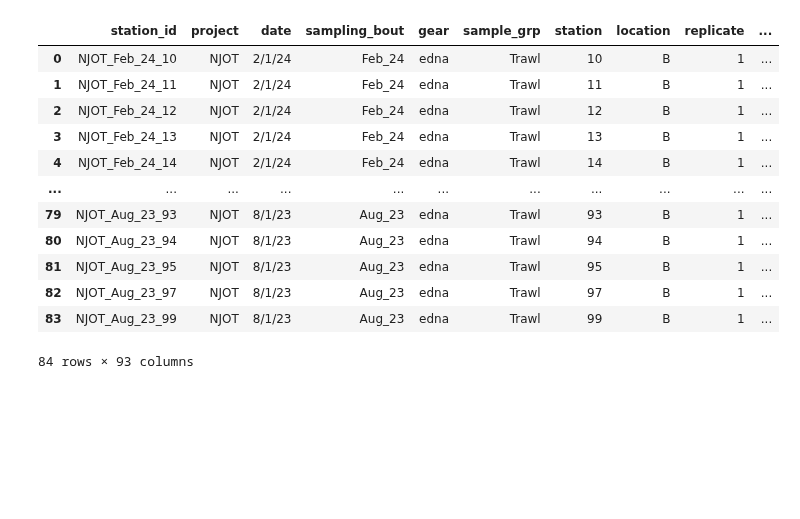
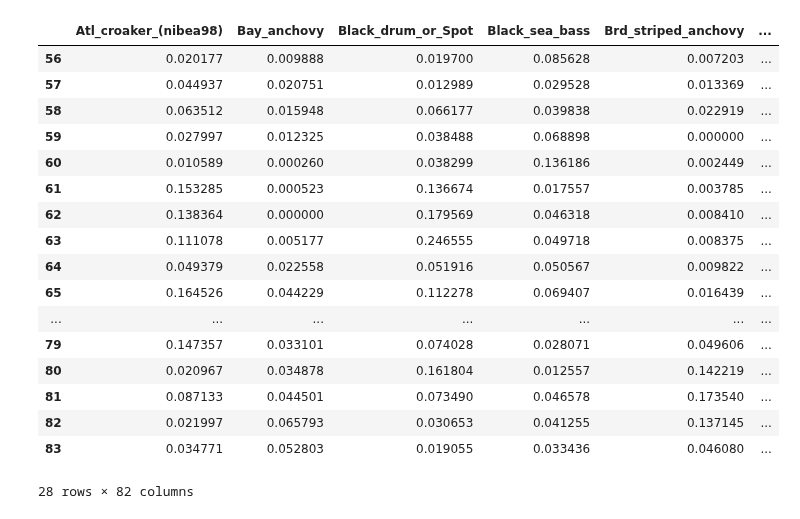
Before and after one commit to henrysun9074/fishics, a Jupyter notebook: models/Q2B/tsne.ipynb, the cells around one changed output. Drawn from its saved outputs; the diff is of its cells as text; code cells hidden in the pictures; blank space fills up the shorter version.

```diff
--- a/models/Q2B/tsne.ipynb
+++ b/models/Q2B/tsne.ipynb
@@ -1,19 +1,27 @@
 # %%
 import pandas as pd
 df = pd.read_csv('/Users/henrysun_1/Desktop/Duke/2024-2025/Summer 2024/fishics/models/Q2A/allseasons.csv')
 df = df.drop(['Unnamed: 0'], axis=1)
+df = df[df['sampling_bout']=='Aug_23']
 df
+fish_asvs = df.iloc[:, 11:]
+fish_asvs
 # %% [output]
-|  | station_id | project | date | sampling_bout | gear | sample_grp | station | location | replicate | ... |
-| 0 | NJOT_Feb_24_10 | NJOT | 2/1/24 | Feb_24 | edna | Trawl | 10 | B | 1 | ... |
-| 1 | NJOT_Feb_24_11 | NJOT | 2/1/24 | Feb_24 | edna | Trawl | 11 | B | 1 | ... |
-| 2 | NJOT_Feb_24_12 | NJOT | 2/1/24 | Feb_24 | edna | Trawl | 12 | B | 1 | ... |
-| 3 | NJOT_Feb_24_13 | NJOT | 2/1/24 | Feb_24 | edna | Trawl | 13 | B | 1 | ... |
-| 4 | NJOT_Feb_24_14 | NJOT | 2/1/24 | Feb_24 | edna | Trawl | 14 | B | 1 | ... |
-| ... | ... | ... | ... | ... | ... | ... | ... | ... | ... | ... |
-| 79 | NJOT_Aug_23_93 | NJOT | 8/1/23 | Aug_23 | edna | Trawl | 93 | B | 1 | ... |
-| 80 | NJOT_Aug_23_94 | NJOT | 8/1/23 | Aug_23 | edna | Trawl | 94 | B | 1 | ... |
-| 81 | NJOT_Aug_23_95 | NJOT | 8/1/23 | Aug_23 | edna | Trawl | 95 | B | 1 | ... |
-| 82 | NJOT_Aug_23_97 | NJOT | 8/1/23 | Aug_23 | edna | Trawl | 97 | B | 1 | ... |
-| 83 | NJOT_Aug_23_99 | NJOT | 8/1/23 | Aug_23 | edna | Trawl | 99 | B | 1 | ... |
+|  | Atl_croaker_(nibea98) | Bay_anchovy | Black_drum_or_Spot | Black_sea_bass | Brd_striped_anchovy | ... |
+| 56 | 0.020177 | 0.009888 | 0.019700 | 0.085628 | 0.007203 | ... |
+| 57 | 0.044937 | 0.020751 | 0.012989 | 0.029528 | 0.013369 | ... |
+| 58 | 0.063512 | 0.015948 | 0.066177 | 0.039838 | 0.022919 | ... |
+| 59 | 0.027997 | 0.012325 | 0.038488 | 0.068898 | 0.000000 | ... |
+| 60 | 0.010589 | 0.000260 | 0.038299 | 0.136186 | 0.002449 | ... |
+| 61 | 0.153285 | 0.000523 | 0.136674 | 0.017557 | 0.003785 | ... |
+| 62 | 0.138364 | 0.000000 | 0.179569 | 0.046318 | 0.008410 | ... |
+| 63 | 0.111078 | 0.005177 | 0.246555 | 0.049718 | 0.008375 | ... |
+| 64 | 0.049379 | 0.022558 | 0.051916 | 0.050567 | 0.009822 | ... |
+| 65 | 0.164526 | 0.044229 | 0.112278 | 0.069407 | 0.016439 | ... |
+| ... | ... | ... | ... | ... | ... | ... |
+| 79 | 0.147357 | 0.033101 | 0.074028 | 0.028071 | 0.049606 | ... |
+| 80 | 0.020967 | 0.034878 | 0.161804 | 0.012557 | 0.142219 | ... |
+| 81 | 0.087133 | 0.044501 | 0.073490 | 0.046578 | 0.173540 | ... |
+| 82 | 0.021997 | 0.065793 | 0.030653 | 0.041255 | 0.137145 | ... |
+| 83 | 0.034771 | 0.052803 | 0.019055 | 0.033436 | 0.046080 | ... |
-84 rows × 93 columns
+28 rows × 82 columns
```
Also changed, not shown: parts of 3 cells of this notebook.
